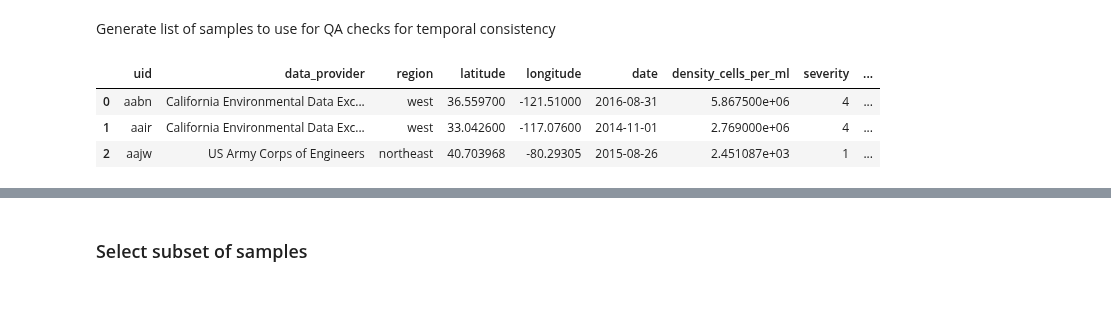
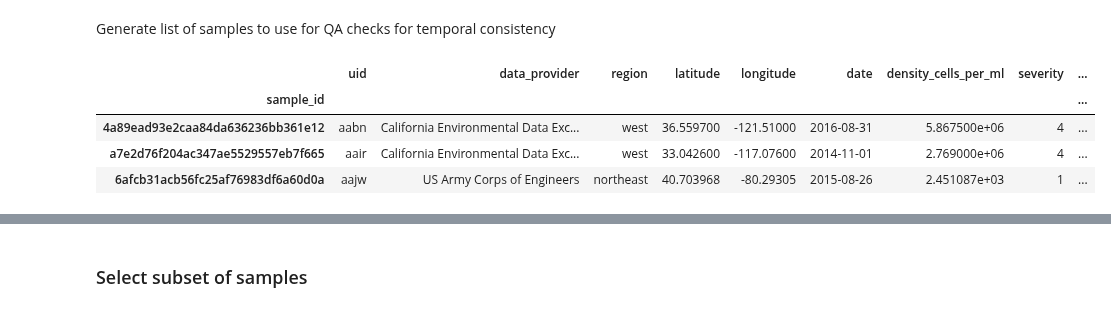
Before and after one commit to drivendataorg/cyfi, a Jupyter notebook: notebooks/1.0-klw-qa-check-samples.ipynb, the cells around one changed output, grey strips where cells are left out. Drawn from its saved outputs; the diff is of its cells as text; code cells hidden in the pictures.

```diff
--- a/notebooks/1.0-klw-qa-check-samples.ipynb
+++ b/notebooks/1.0-klw-qa-check-samples.ipynb
@@ -19,13 +19,15 @@ EXPERIMENT_DIR.mkdir(exist_ok=True, parents=True)
 # %%
 df = pd.read_csv(
     AnyPath(
         "s3://drivendata-competition-nasa-cyanobacteria/experiments/splits/competition/test.csv"
     )
 )
+df = add_unique_identifier(df)
 df["date"] = pd.to_datetime(df.date)
 df.head(3)
 # %% [output]
 |  | uid | data_provider | region | latitude | longitude | date | density_cells_per_ml | severity | ... |
-| 0 | aabn | California Environmental Data Exc... | west | 36.559700 | -121.51000 | 2016-08-31 | 5.867500e+06 | 4 | ... |
-| 1 | aair | California Environmental Data Exc... | west | 33.042600 | -117.07600 | 2014-11-01 | 2.769000e+06 | 4 | ... |
-| 2 | aajw | US Army Corps of Engineers | northeast | 40.703968 | -80.29305 | 2015-08-26 | 2.451087e+03 | 1 | ... |
+| sample_id |  |  |  |  |  |  |  |  | ... |
+| 4a89ead93e2caa84da636236bb361e12 | aabn | California Environmental Data Exc... | west | 36.559700 | -121.51000 | 2016-08-31 | 5.867500e+06 | 4 | ... |
+| a7e2d76f204ac347ae5529557eb7f665 | aair | California Environmental Data Exc... | west | 33.042600 | -117.07600 | 2014-11-01 | 2.769000e+06 | 4 | ... |
+| 6afcb31acb56fc25af76983df6a60d0a | aajw | US Army Corps of Engineers | northeast | 40.703968 | -80.29305 | 2015-08-26 | 2.451087e+03 | 1 | ... |
```
Also changed, not shown: parts of 5 cells of this notebook, 3 other files.
